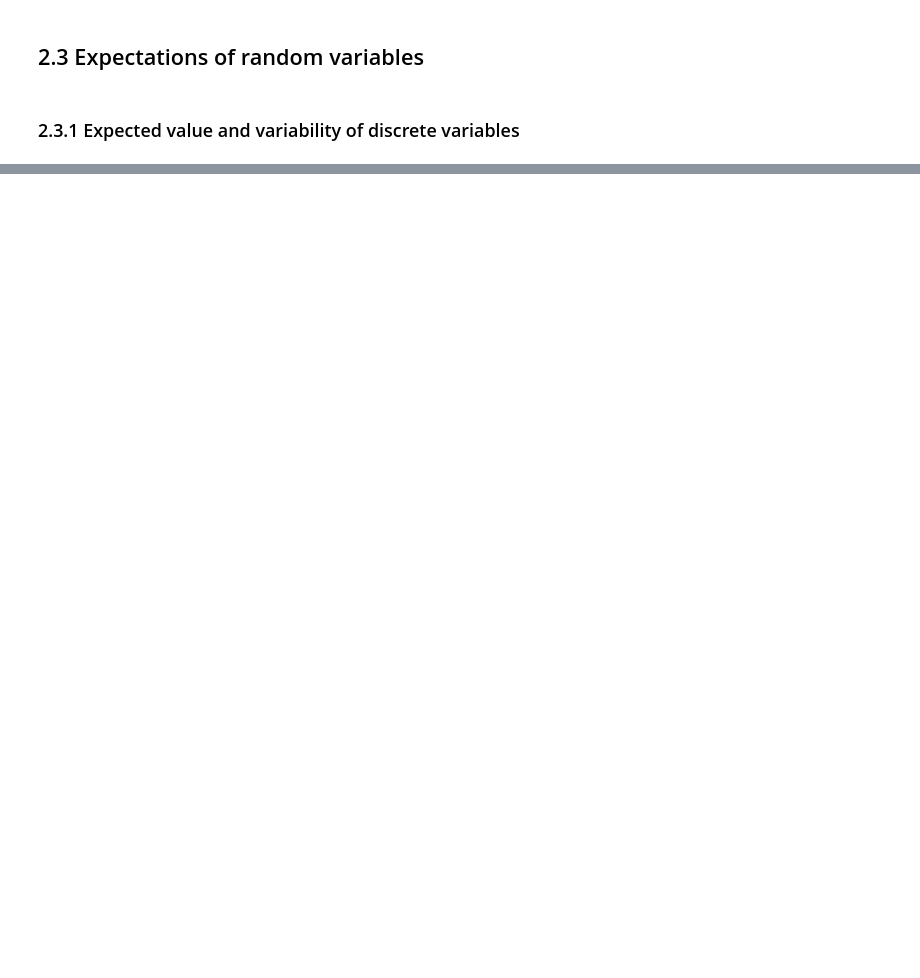
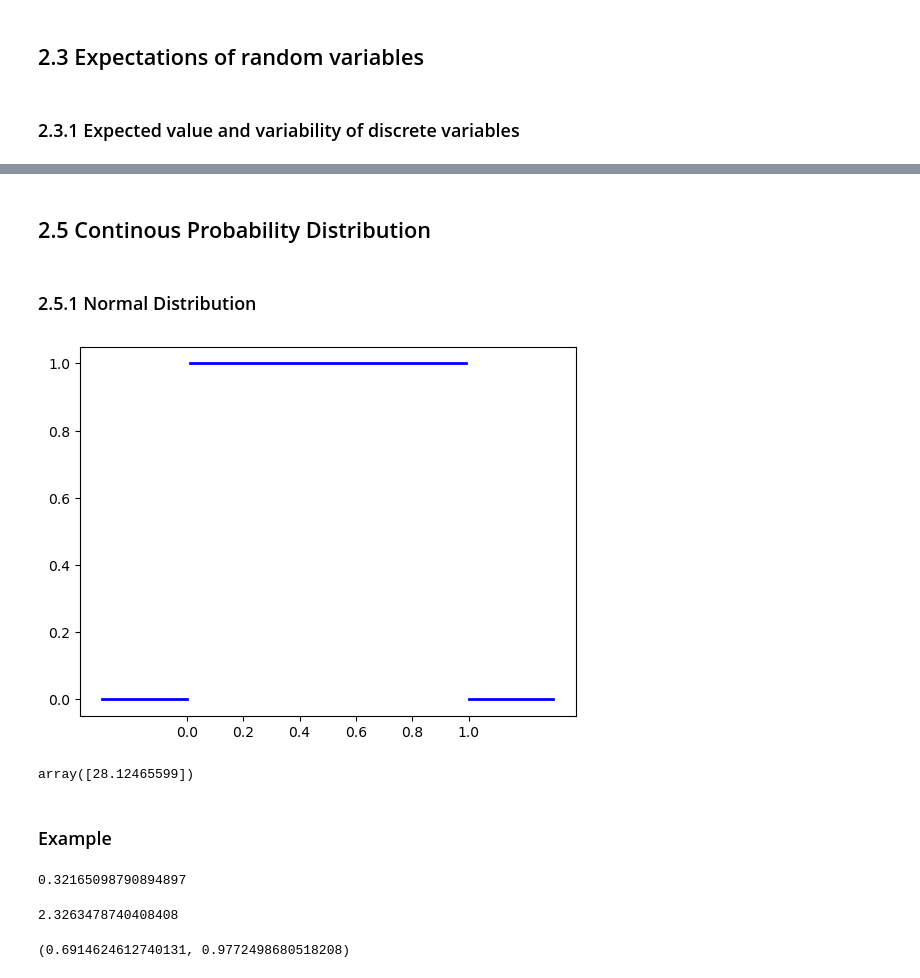
Before and after one commit to abrahambarrer/data_science-roadmap, a Jupyter notebook: statistics/ch2_probability_distributions.ipynb, the cells around one changed output, grey strips where cells are left out. Saved outputs shown, nothing was run; the diff lists cells and outputs as text; code cells hidden in the pictures; blank space fills up the shorter version.

```diff
--- a/statistics/ch2_probability_distributions.ipynb
+++ b/statistics/ch2_probability_distributions.ipynb
@@ -84,0 +139,36 @@ y.mean(), y.std()
+# %% [markdown]
+## 2.5 Continous Probability Distribution
+# %% [markdown]
+### 2.5.1 Normal Distribution
+# %%
+from scipy.stats import uniform
+
+fig, ax = plt.subplots(1, 1)
+x = np.linspace(uniform.ppf(0.01), uniform.ppf(0.99), 100)
+rv = uniform()
+ax.plot(x, rv.pdf(x), lw=2, color='blue')
+plt.plot([-0.3, 0], [0, 0], lw=2, color='blue')
+plt.plot([1, 1.3], [0, 0], lw=2, color='blue')
+plt.xticks(np.arange(0, 1.2, 0.2))
+plt.show()
+# %% [output]
+[figure, added]
+# %%
+uniform.rvs(0,100,1)
+# %% [output]
+array([28.12465599])
+# %% [markdown]
+### Example
+# %%
+from scipy.stats import norm
+norm.cdf(70, 45, 15) - norm.cdf(50, 45, 15)
+# %% [output]
+0.32165098790894897
+# %%
+norm.ppf(0.99)
+# %% [output]
+2.3263478740408408
+# %%
+norm.cdf(550, 500, 100), norm.cdf(30, 18, 6)
+# %% [output]
+(0.6914624612740131, 0.9772498680518208)
```
Also changed, not shown: parts of 19 cells of this notebook, 5 other files.
